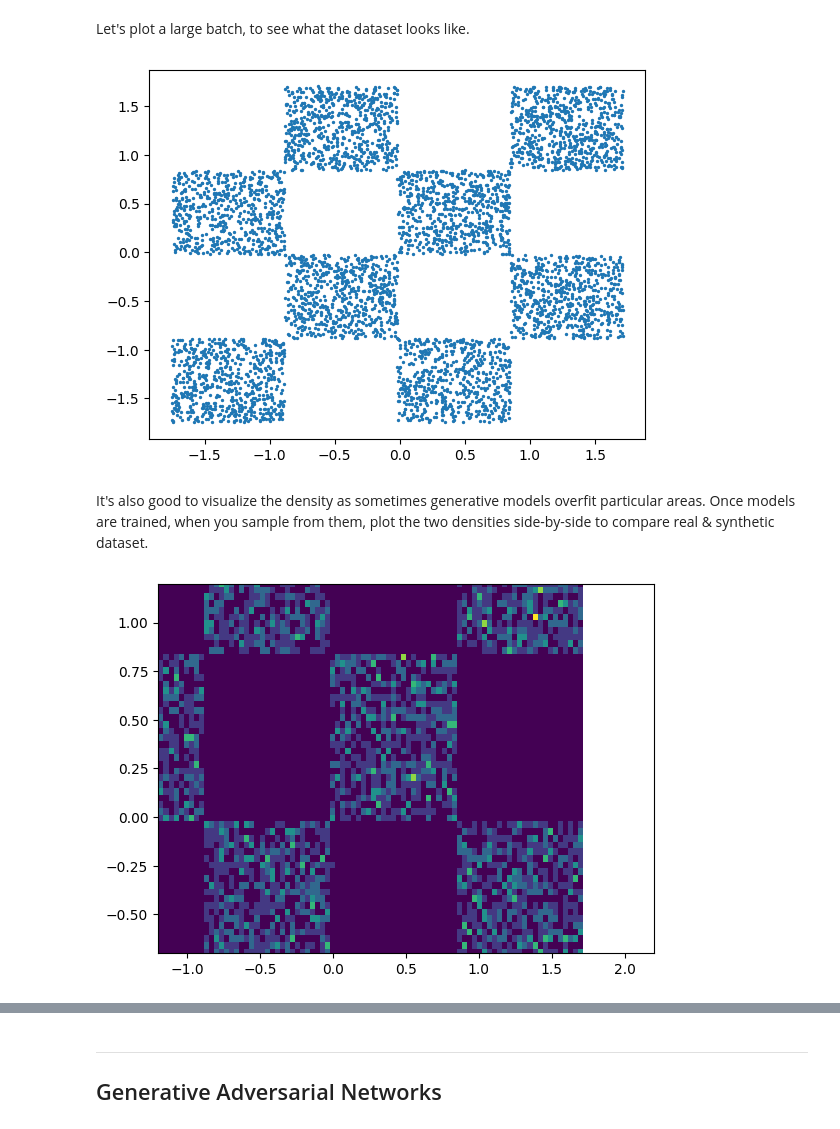
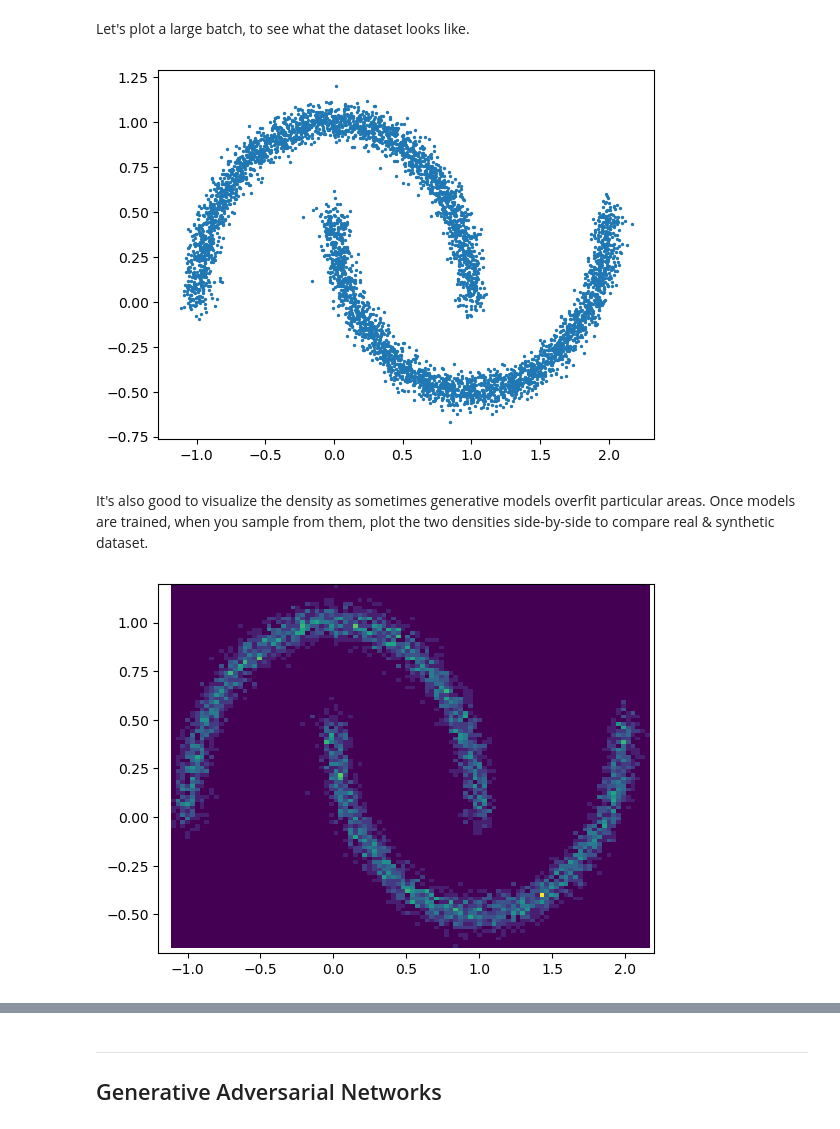
Before and after one commit to BenjaminDeporte/MVA_DLiP_6, a Jupyter notebook: TP6_generative_models.ipynb, the cells around one changed output, grey strips where cells are left out. Saved outputs shown, nothing was run; the diff lists cells and outputs as text; code cells hidden in the pictures.

```diff
--- a/TP6_generative_models.ipynb
+++ b/TP6_generative_models.ipynb
@@ -132,7 +132,7 @@ import numpy as np
 
 # Our dataset is mathematically defined, we can generate batches on the fly and enjoy
 # an infinite-size dataset
-def generate_batch(batchlen):
+def generate_batch_moons(batchlen):
     """This function generates a batch of length 'batchlen' from the dataset
     """
     data = datasets.make_moons(n_samples=batchlen, noise=0.05)[0].astype(np.float32)
@@ -142,13 +142,13 @@ Let's plot a large batch, to see what the dataset looks like.
 # %%
 %matplotlib inline
 import matplotlib.pyplot as plt
 
-batch = generate_batch(5000)
+batch = generate_batch_moons(5000)
 
 plt.scatter(batch[:,0], batch[:,1], s=2.0)
 plt.show()
 # %% [output]
-[figure, old version]
+[figure, new version]
 # %% [markdown]
 It's also good to visualize the density as sometimes generative models overfit particular areas. Once models are trained, when you sample from them, plot the two densities side-by-side to compare real & synthetic dataset.
 # %%
@@ -157,7 +157,7 @@ plt.xlim([-1.2,2.2])
 plt.ylim([-0.7,1.2])
 plt.show()
 # %% [output]
-[figure, old version]
+[figure, new version]
 # %%
 if torch.cuda.is_available():
     device = torch.device('cuda')
```
Also changed, not shown: parts of 11 cells of this notebook.
